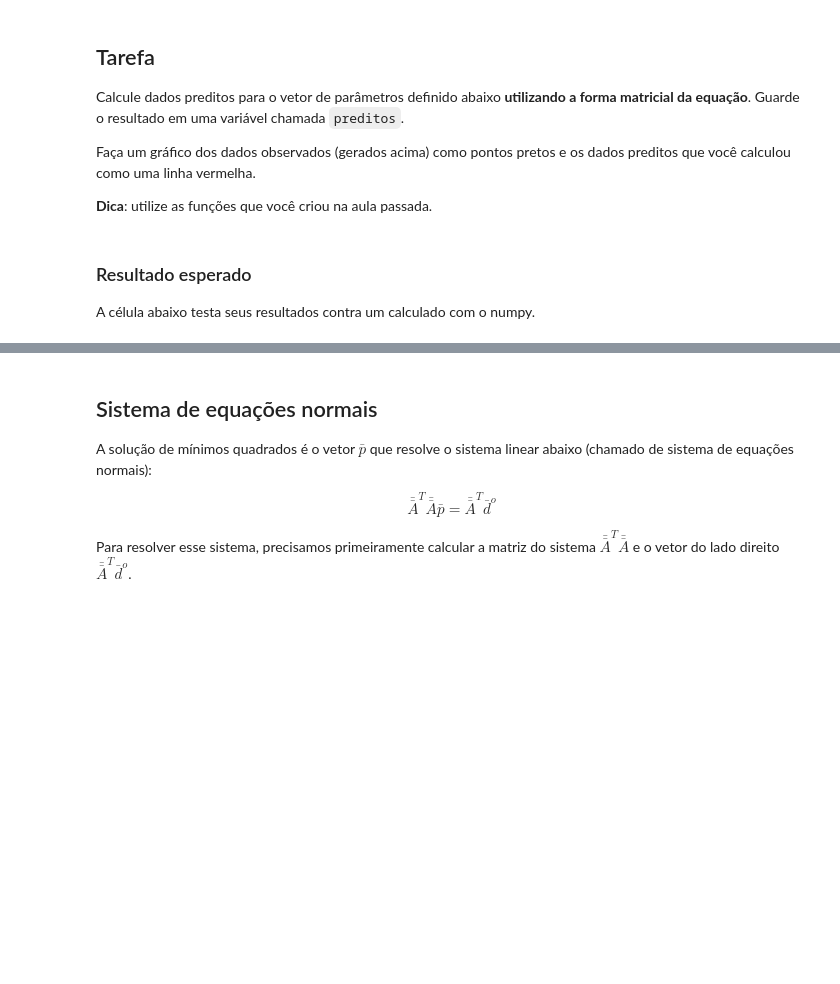
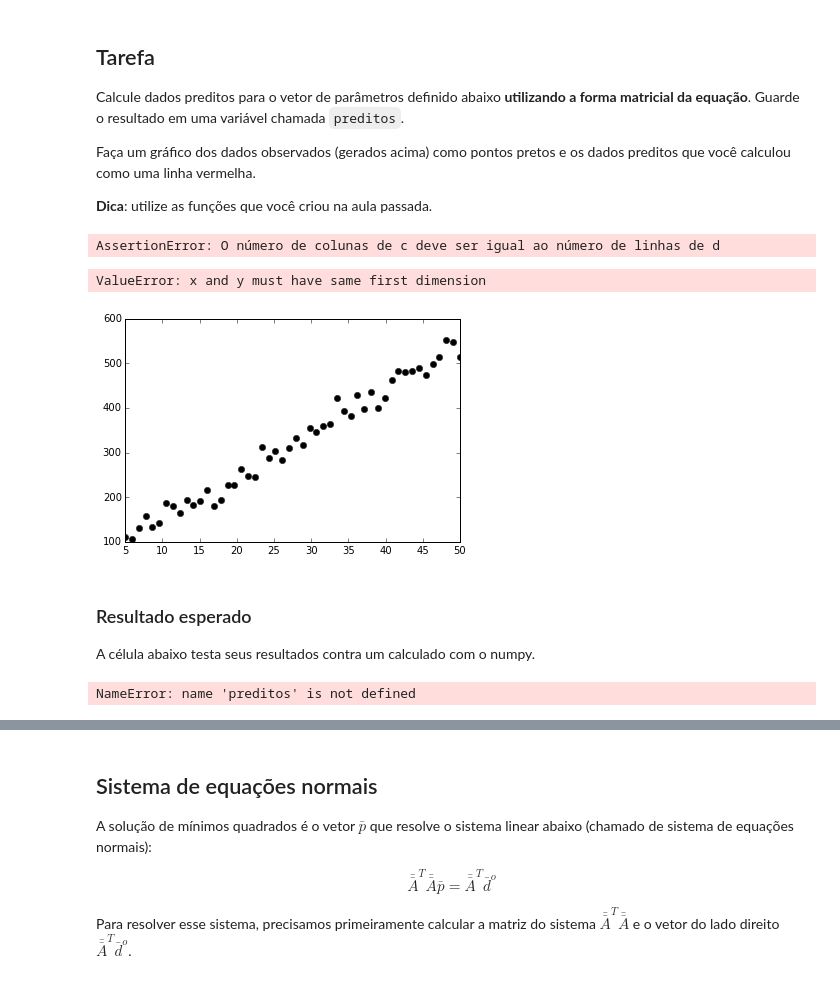
Before and after one commit to mat-esp-2015/minimos-quadrados-breno-carolline-karina, a Jupyter notebook: minimos-quadrados.ipynb, the cells around one changed output, grey strips where cells are left out. Drawn from its saved outputs; the diff is of its cells as text; code cells hidden in the pictures; blank space fills up the shorter version.

```diff
--- a/minimos-quadrados.ipynb
+++ b/minimos-quadrados.ipynb
@@ -106,11 +106,15 @@ Faça uma função chamada `jacobiana` que calcule e retorne a matrix Jacobiana
 
 **Para pensar**: o que essa função deve receber como argumento? (**Dica**: ela só precisa de 1)
 # %%
-def jacobiana(A):
-    """Cria uma matriz jacobiana."""
-    jacobiana = []
-    for i in range(N):
-        jacobiana.append([A[i],1])
+def jacobiana(x):
+    """
+    Cria uma matriz jacobiana.
+    """
+    j = []
+    for i in range(len(x)):
+        jacobiana = []
+        j.append([x[i],1])
+        jacobiana.append(j)
     return jacobiana
 # %% [markdown]
 ### Resultado esperado
@@ -128,3 +152,17 @@ Faça um gráfico dos dados observados (gerados acima) como pontos pretos e os d
 **Dica**: utilize as funções que você criou na aula passada.
 # %%
 p = [5, 15]
+# %%
+def vmult (c, d):
+    assert len(c[0]) == len(d) , "O número de colunas de c deve ser igual ao número de linhas de d"
+    Ld = []
+    for i in range(len(c)):
+        tmp = 0
+        for j in range(len(c[0])):
+            tmp = tmp + (c[i][j]*d[j])
+        Ld.append(tmp)
+    return Ld
+# %%
+preditos = vmult(jacobiana(x), p)
+# %% [output]
+AssertionError: O número de colunas de c deve ser igual ao número de linhas de d
@@ -131,9 +206,18 @@ p = [5, 15]
+# %%
+plt.figure()
+plt.plot(x, dados_obs, "ok", label="dados observados")
+plt.plot(x, preditos, "-r", label="dados preditos")
+# %% [output]
+ValueError: x and y must have same first dimension
+[figure, added]
 # %% [markdown]
 ### Resultado esperado
 
 A célula abaixo testa seus resultados contra um calculado com o numpy.
 # %%
 assert np.allclose(preditos, np.dot(jacobiana(x), p))
+# %% [output]
+NameError: name 'preditos' is not defined
 # %% [markdown]
 O gráfico deve ser parecido com o abaixo:
 
```
Also changed, not shown: parts of 4 cells of this notebook.
